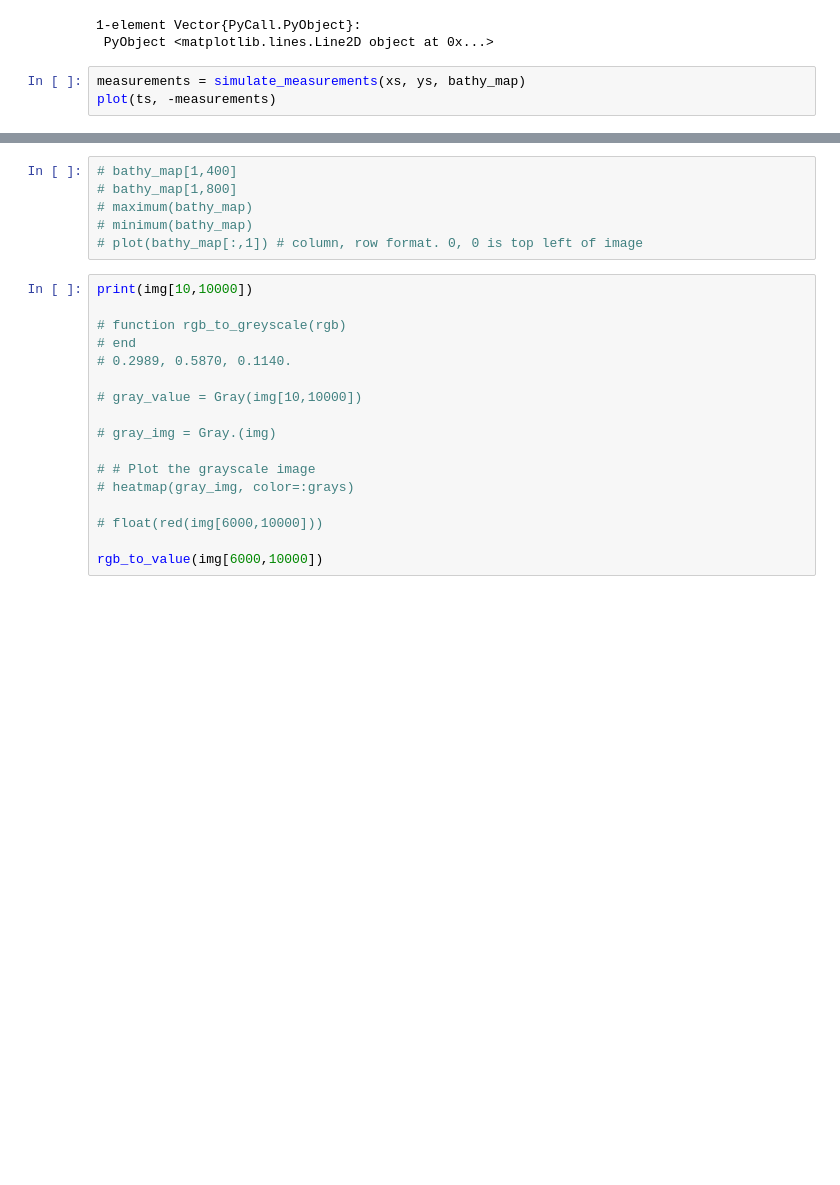
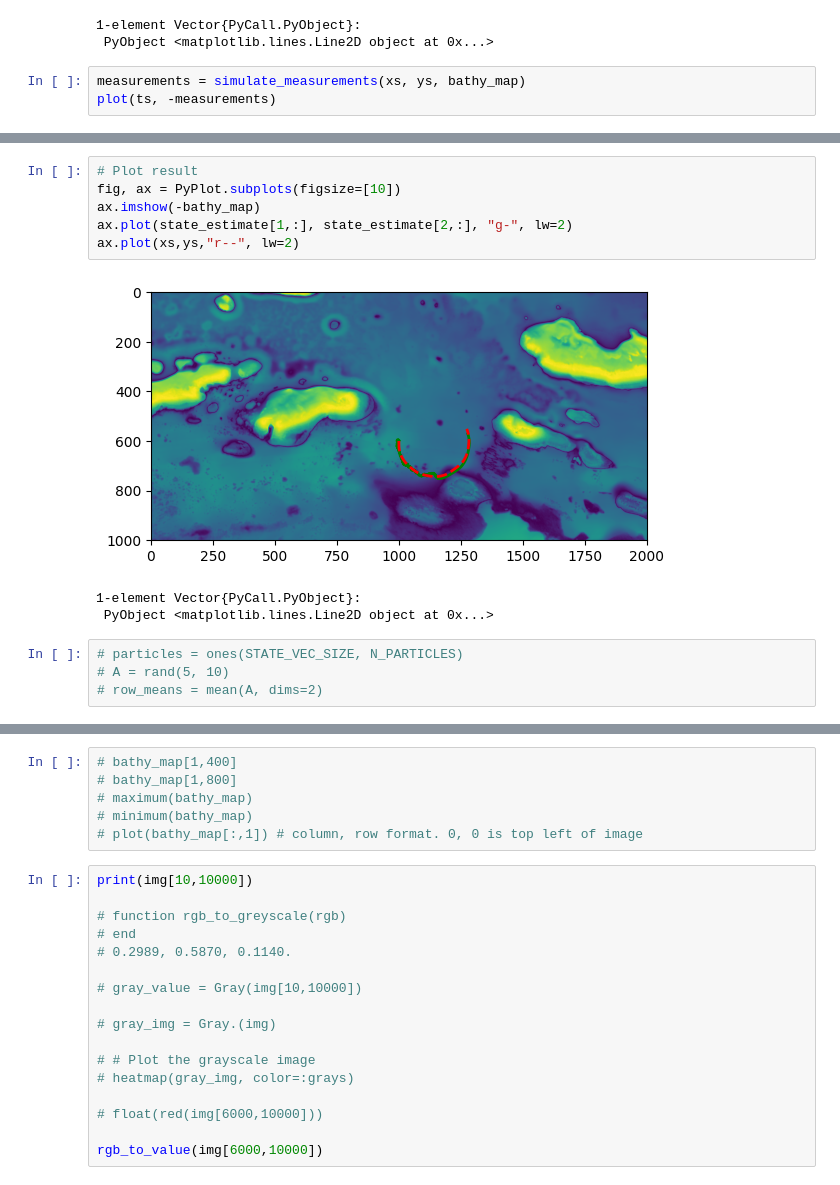
Before and after one commit to AmyPhung/GPUParticleFilter.jl, a Jupyter notebook: main.ipynb, the cells around one changed output, grey strips where cells are left out. Saved outputs shown, nothing was run; the diff lists cells and outputs as text; blank space fills up the shorter version.

Commit message:
Preliminary pf results

```diff
--- a/main.ipynb
+++ b/main.ipynb
@@ -328,0 +466,14 @@ plot(ts, -measurements)
+# %%
+# Plot result
+fig, ax = PyPlot.subplots(figsize=[10])
+ax.imshow(-bathy_map)
+ax.plot(state_estimate[1,:], state_estimate[2,:], "g-", lw=2)
+ax.plot(xs,ys,"r--", lw=2)
+# %% [output]
+[figure, added]
+1-element Vector{PyCall.PyObject}:
+ PyObject <matplotlib.lines.Line2D object at 0x...>
+# %%
+# particles = ones(STATE_VEC_SIZE, N_PARTICLES)
+# A = rand(5, 10)
+# row_means = mean(A, dims=2)
```
Also changed, not shown: parts of 9 cells of this notebook.
